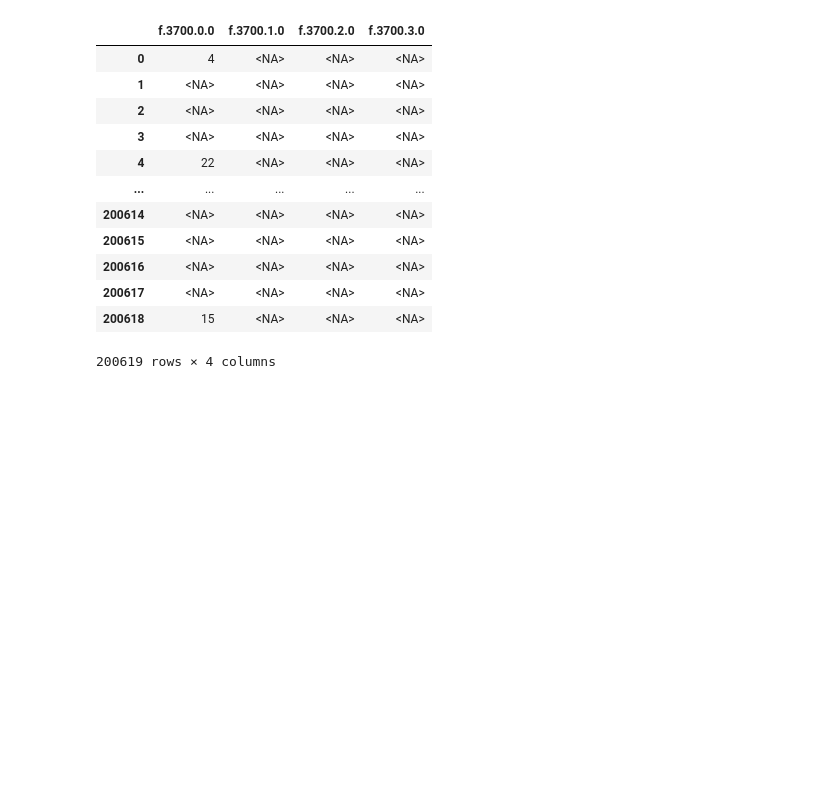
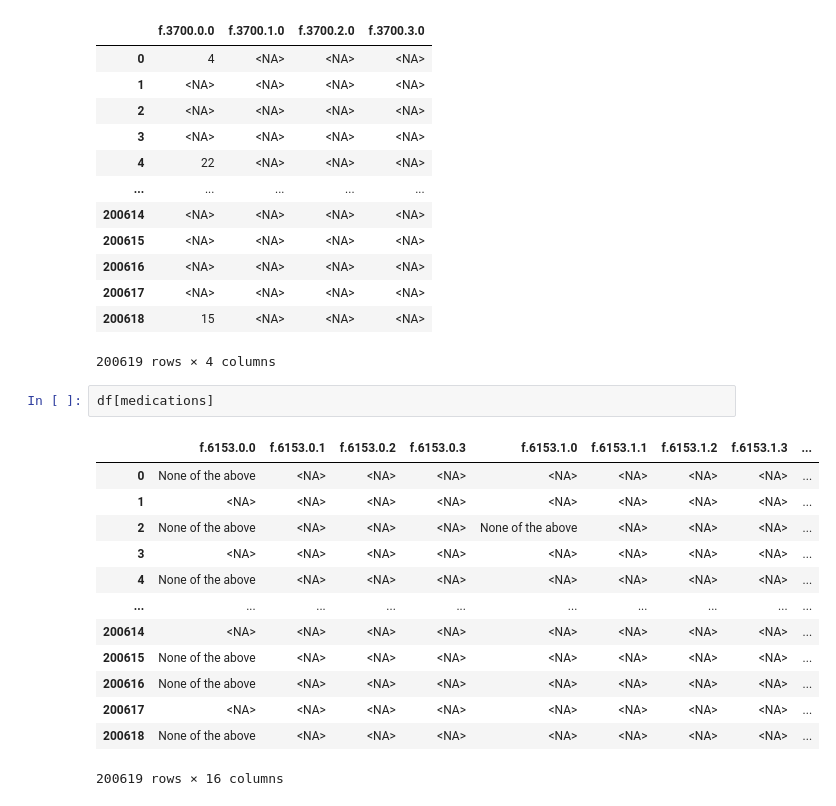
Before and after one commit to statgenetics/UKBB_GWAS_dev, a Jupyter notebook: workflow/051822_ARHI_sex_interaction.ipynb, the cells around one changed output. Drawn from its saved outputs; the diff is of its cells as text; blank space fills up the shorter version.

```diff
--- a/workflow/051822_ARHI_sex_interaction.ipynb
+++ b/workflow/051822_ARHI_sex_interaction.ipynb
@@ -1067,3 +1105,19 @@ df[time_last_menstrual]
 | 200617 | <NA> | <NA> | <NA> | <NA> |
 | 200618 | 15 | <NA> | <NA> | <NA> |
 200619 rows × 4 columns
+# %%
+df[medications]
+# %% [output]
+|  | f.6153.0.0 | f.6153.0.1 | f.6153.0.2 | f.6153.0.3 | f.6153.1.0 | f.6153.1.1 | f.6153.1.2 | f.6153.1.3 | ... |
+| 0 | None of the above | <NA> | <NA> | <NA> | <NA> | <NA> | <NA> | <NA> | ... |
+| 1 | <NA> | <NA> | <NA> | <NA> | <NA> | <NA> | <NA> | <NA> | ... |
+| 2 | None of the above | <NA> | <NA> | <NA> | None of the above | <NA> | <NA> | <NA> | ... |
+| 3 | <NA> | <NA> | <NA> | <NA> | <NA> | <NA> | <NA> | <NA> | ... |
+| 4 | None of the above | <NA> | <NA> | <NA> | <NA> | <NA> | <NA> | <NA> | ... |
+| ... | ... | ... | ... | ... | ... | ... | ... | ... | ... |
+| 200614 | <NA> | <NA> | <NA> | <NA> | <NA> | <NA> | <NA> | <NA> | ... |
+| 200615 | None of the above | <NA> | <NA> | <NA> | <NA> | <NA> | <NA> | <NA> | ... |
+| 200616 | None of the above | <NA> | <NA> | <NA> | <NA> | <NA> | <NA> | <NA> | ... |
+| 200617 | <NA> | <NA> | <NA> | <NA> | <NA> | <NA> | <NA> | <NA> | ... |
+| 200618 | None of the above | <NA> | <NA> | <NA> | <NA> | <NA> | <NA> | <NA> | ... |
+200619 rows × 16 columns
```
Also changed, not shown: parts of 32 cells of this notebook.
